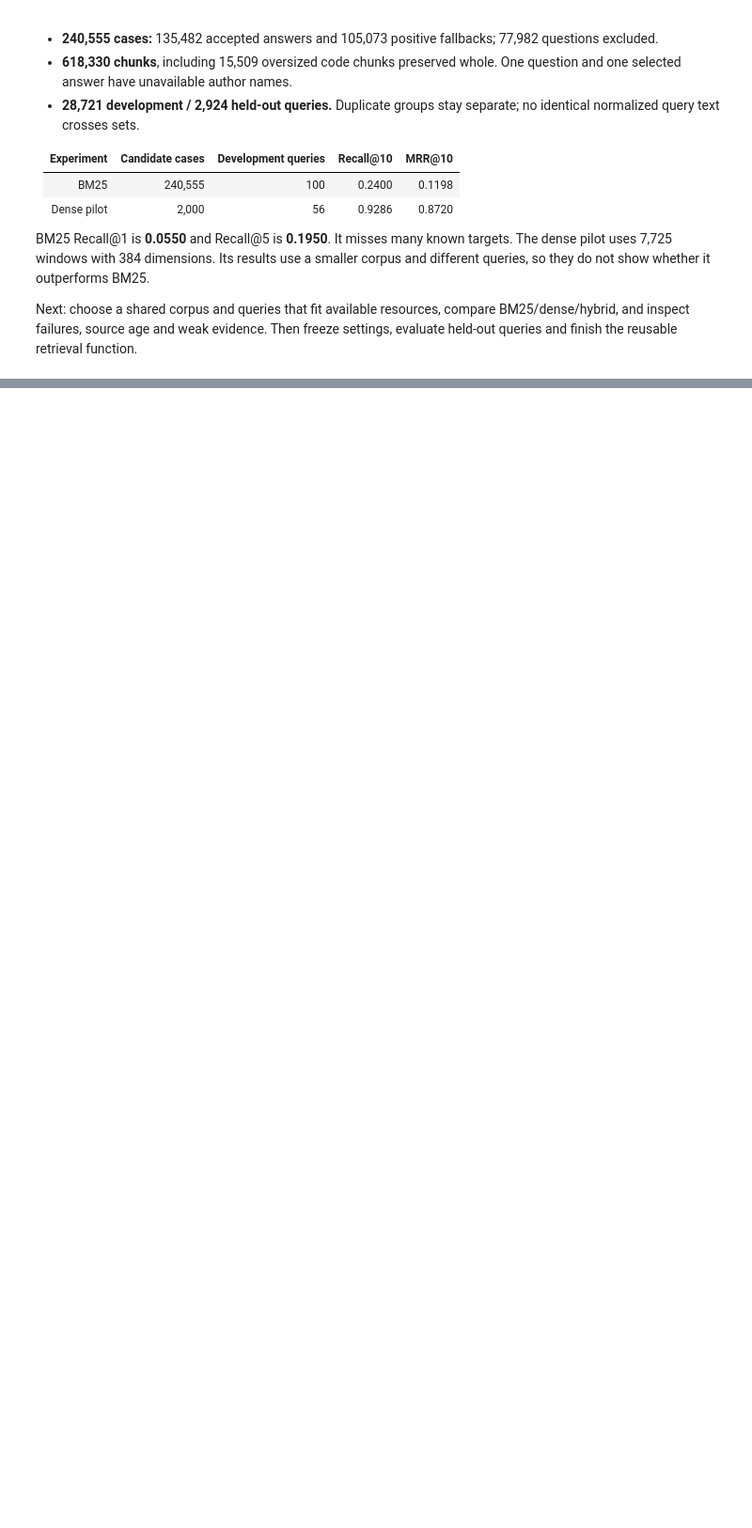
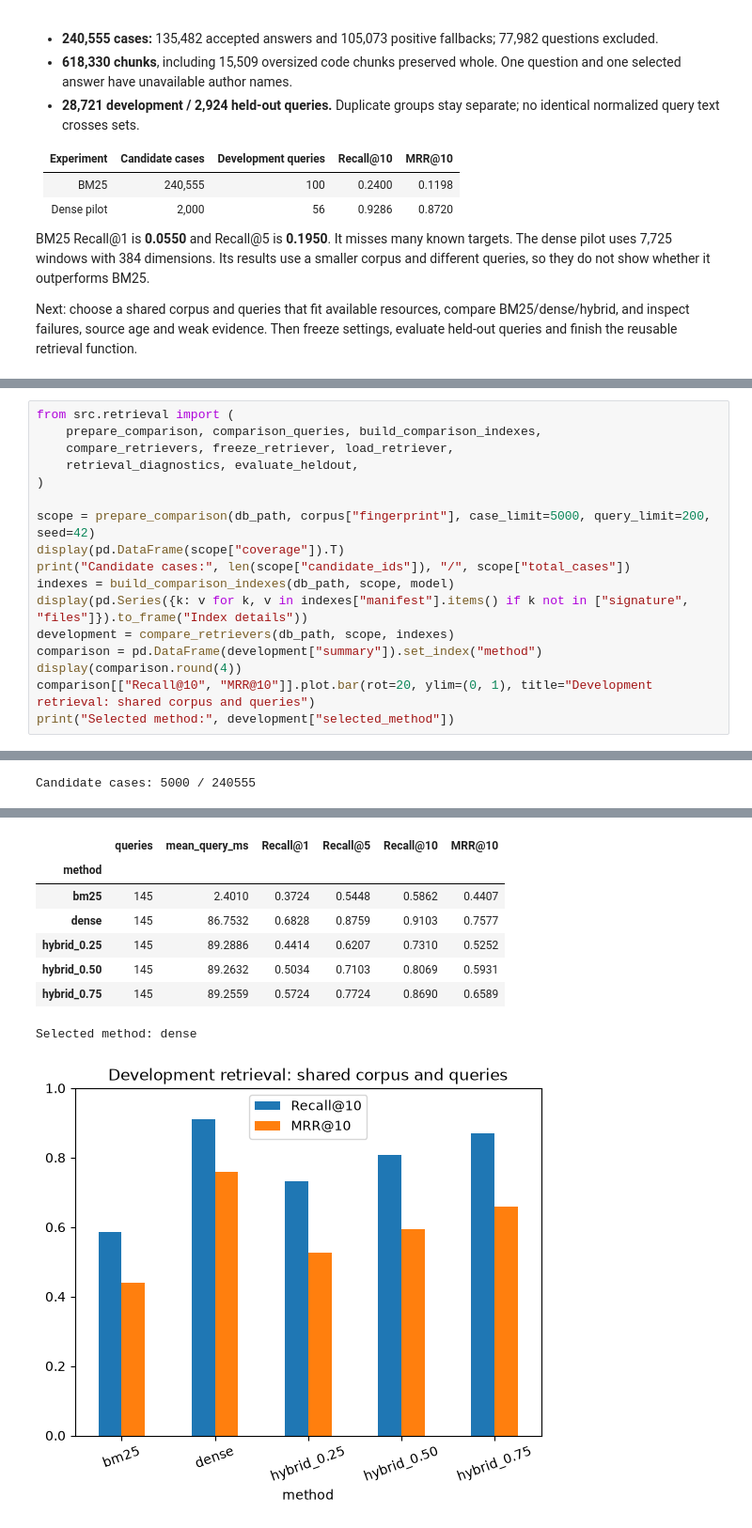
Before and after one commit to Noor-shanti/ResolveX, a Jupyter notebook: notebooks/07_retrieval_preparation.ipynb, the cells around one changed output, grey strips where cells are left out. Shown at 94% size. Drawn from its saved outputs; the diff is of its cells as text; blank space fills up the shorter version.

Commit message:
M4: RAG & Retrieval — completed

```diff
--- a/notebooks/07_retrieval_preparation.ipynb
+++ b/notebooks/07_retrieval_preparation.ipynb
@@ -265,0 +278,18 @@ Next: choose a shared corpus and queries that fit available resources, compare B
+# %%
+from src.retrieval import (
+    prepare_comparison, comparison_queries, build_comparison_indexes,
+    compare_retrievers, freeze_retriever, load_retriever,
+    retrieval_diagnostics, evaluate_heldout,
+)
+
+scope = prepare_comparison(db_path, corpus["fingerprint"], case_limit=5000, query_limit=200, seed=42)
+display(pd.DataFrame(scope["coverage"]).T)
+print("Candidate cases:", len(scope["candidate_ids"]), "/", scope["total_cases"])
+indexes = build_comparison_indexes(db_path, scope, model)
+display(pd.Series({k: v for k, v in indexes["manifest"].items() if k not in ["signature", "files"]}).to_frame("Index details"))
+development = compare_retrievers(db_path, scope, indexes)
+comparison = pd.DataFrame(development["summary"]).set_index("method")
+display(comparison.round(4))
+comparison[["Recall@10", "MRR@10"]].plot.bar(rot=20, ylim=(0, 1), title="Development retrieval: shared corpus and queries")
+print("Selected method:", development["selected_method"])
+# %% [output]
@@ -265,0 +299 @@ Next: choose a shared corpus and queries that fit available resources, compare B
+Candidate cases: 5000 / 240555
@@ -265,0 +312,9 @@ Next: choose a shared corpus and queries that fit available resources, compare B
+|  | queries | mean_query_ms | Recall@1 | Recall@5 | Recall@10 | MRR@10 |
+| method |  |  |  |  |  |  |
+| bm25 | 145 | 2.4010 | 0.3724 | 0.5448 | 0.5862 | 0.4407 |
+| dense | 145 | 86.7532 | 0.6828 | 0.8759 | 0.9103 | 0.7577 |
+| hybrid_0.25 | 145 | 89.2886 | 0.4414 | 0.6207 | 0.7310 | 0.5252 |
+| hybrid_0.50 | 145 | 89.2632 | 0.5034 | 0.7103 | 0.8069 | 0.5931 |
+| hybrid_0.75 | 145 | 89.2559 | 0.5724 | 0.7724 | 0.8690 | 0.6589 |
+Selected method: dense
+[figure, added]
```
Also changed, not shown: parts of 14 cells of this notebook, 3 other files.
